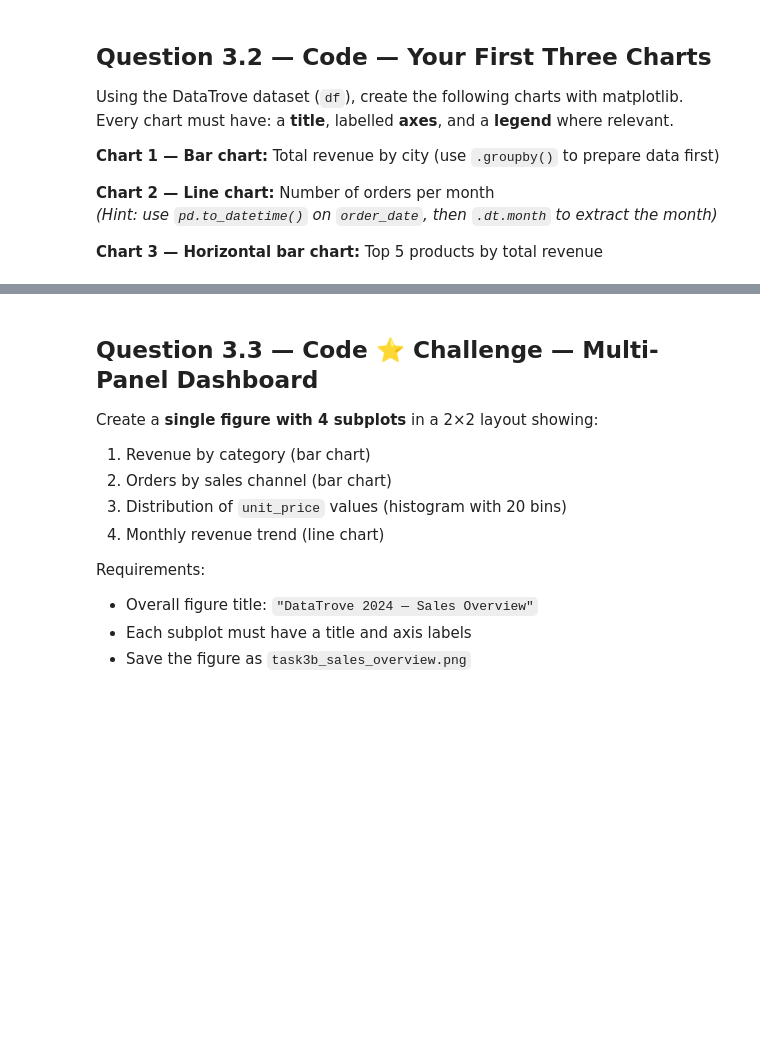
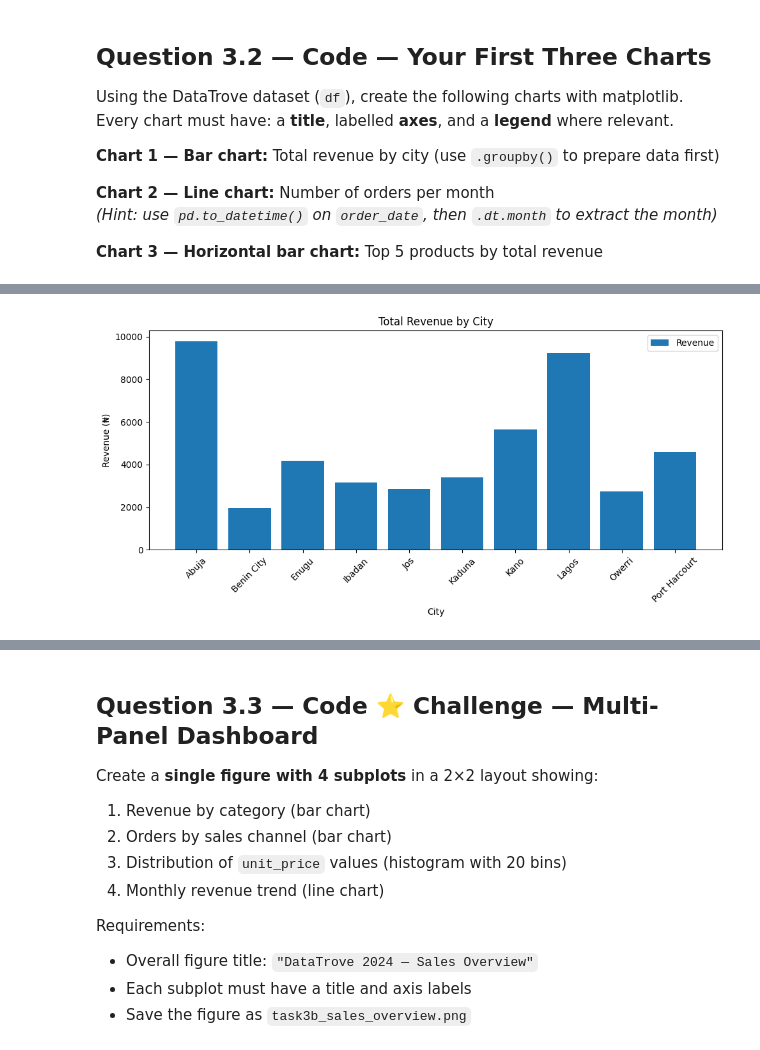
Before and after one commit to victorynnamani/datatrove-placement, a Jupyter notebook: tasks/phase1_task3c_data_science_libraries.ipynb, the cells around one changed output, grey strips where cells are left out. Drawn from its saved outputs; the diff is of its cells as text; code cells hidden in the pictures; blank space fills up the shorter version.

```diff
--- a/tasks/phase1_task3c_data_science_libraries.ipynb
+++ b/tasks/phase1_task3c_data_science_libraries.ipynb
@@ -311,0 +628,14 @@ plt.show()
+# %%
+import pandas as pd
+import matplotlib.pyplot as plt
+
+DATA_PATH = "../dataset/datatrove_sales_2024.csv"
+
+df = pd.read_csv(DATA_PATH)
+
+df["order_date"] = pd.to_datetime(df["order_date"])
+
+df["total_amount"] = df["quantity"] * df["unit_price"] * (1 - df["discount_pct"] / 100)
+
+print("Dataset loaded successfully!")
+df.head()
@@ -311,0 +650,22 @@ plt.show()
+# %%
+# Chart 1 — Total revenue by city (Barchart):
+
+fig, ax = plt.subplots(figsize=(10, 5))
+
+# Prepare data
+revenue_by_city = df.groupby("city")["total_amount"].sum()
+
+# Plot
+ax.bar(revenue_by_city.index, revenue_by_city.values, label="Revenue")
+
+# Labels
+ax.set_title("Total Revenue by City")
+ax.set_xlabel("City")
+ax.set_ylabel("Revenue (₦)")
+ax.legend()
+
+plt.xticks(rotation=45)
+plt.tight_layout()
+plt.show()
+# %% [output]
+[figure, added]
```
Also changed, not shown: parts of 48 cells of this notebook, 2 other files.
